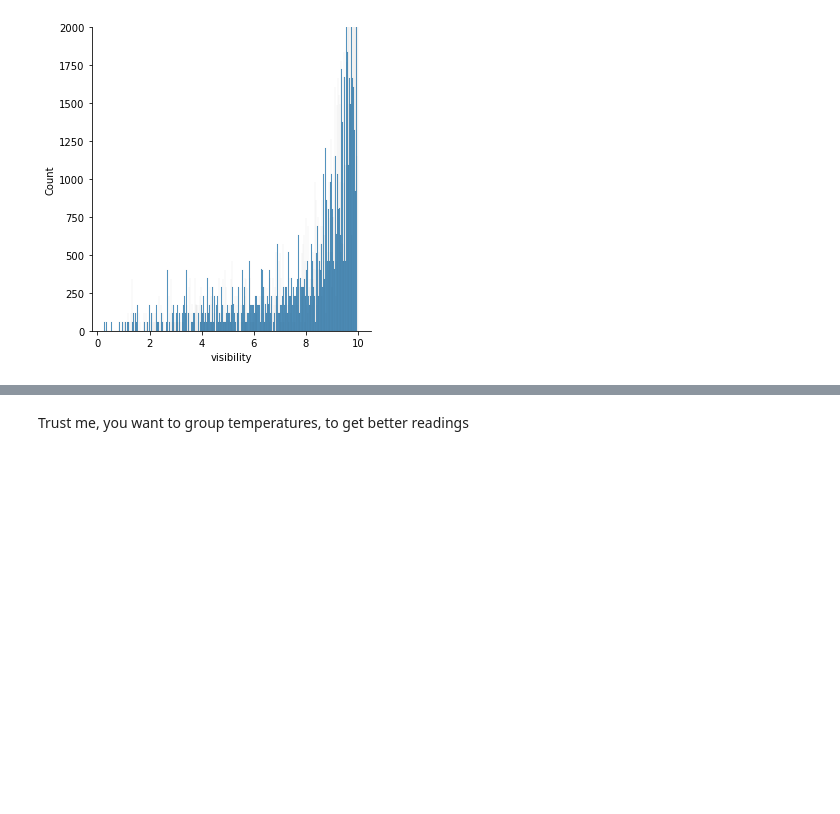
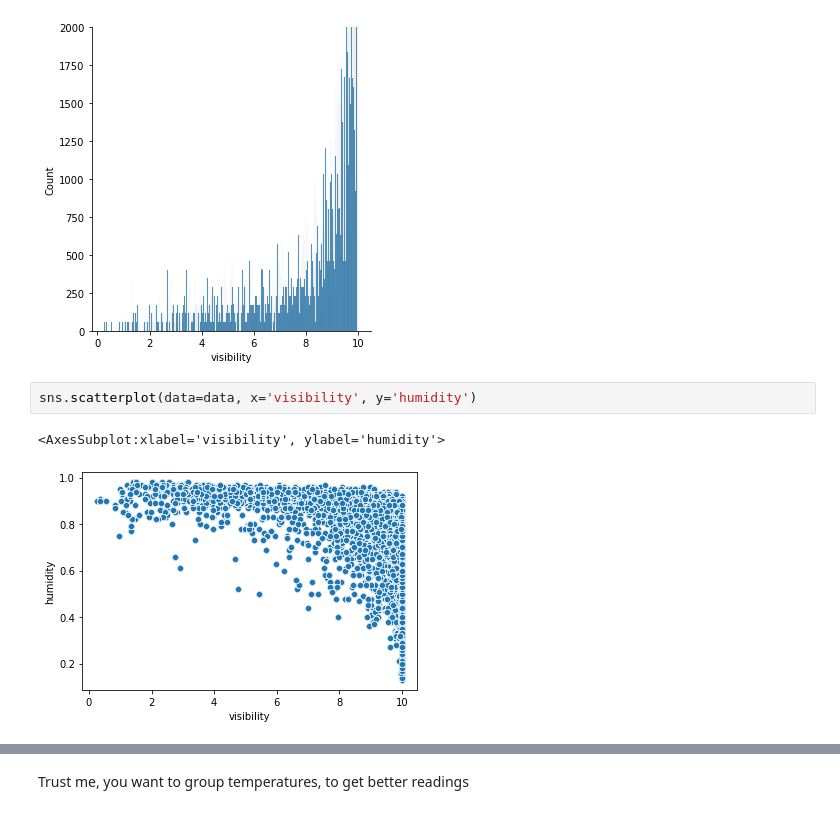
Before and after one commit to blackhat-coder/IoT-DataAnalysis, a Jupyter notebook: iot_dev.ipynb, the cells around one changed output, grey strips where cells are left out. Drawn from its saved outputs; the diff is of its cells as text; blank space fills up the shorter version.

```diff
--- a/iot_dev.ipynb
+++ b/iot_dev.ipynb
@@ -459,3 +462,8 @@ plt.ylim([0, 2000])
 # %% [output]
 (0.0, 2000.0)
 [figure]
+# %%
+sns.scatterplot(data=data, x='visibility', y='humidity')
+# %% [output]
+<AxesSubplot:xlabel='visibility', ylabel='humidity'>
+[figure, added]
```
Also changed, not shown: parts of 4 cells of this notebook.
